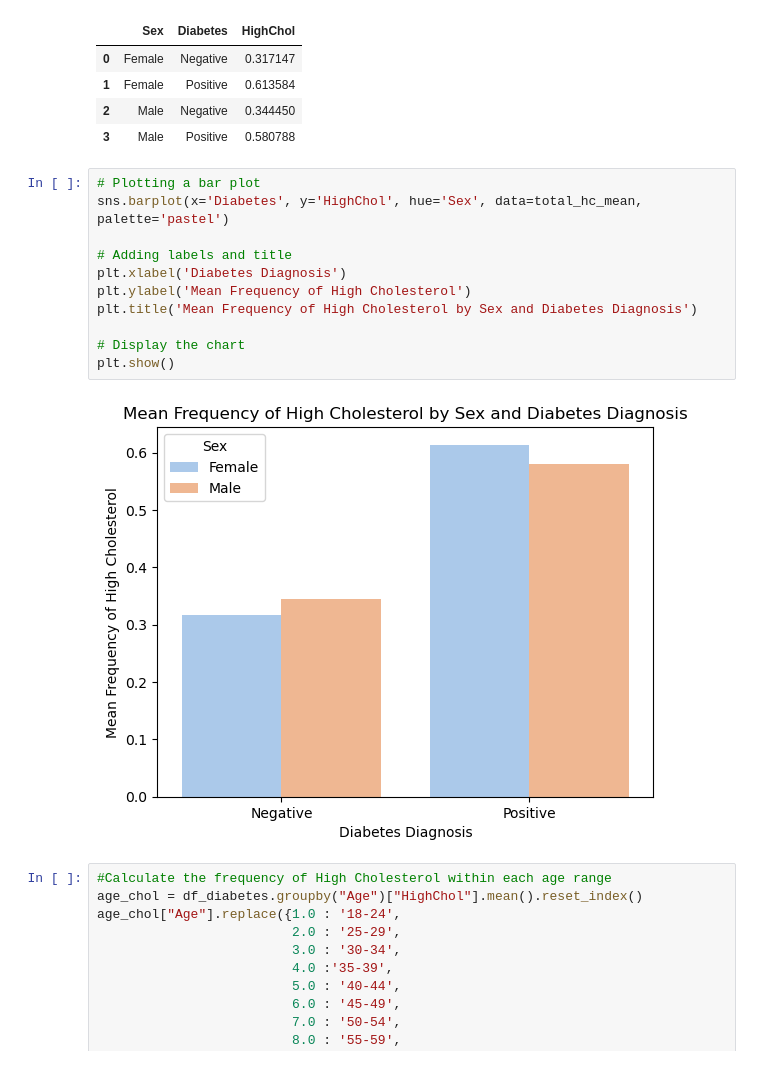
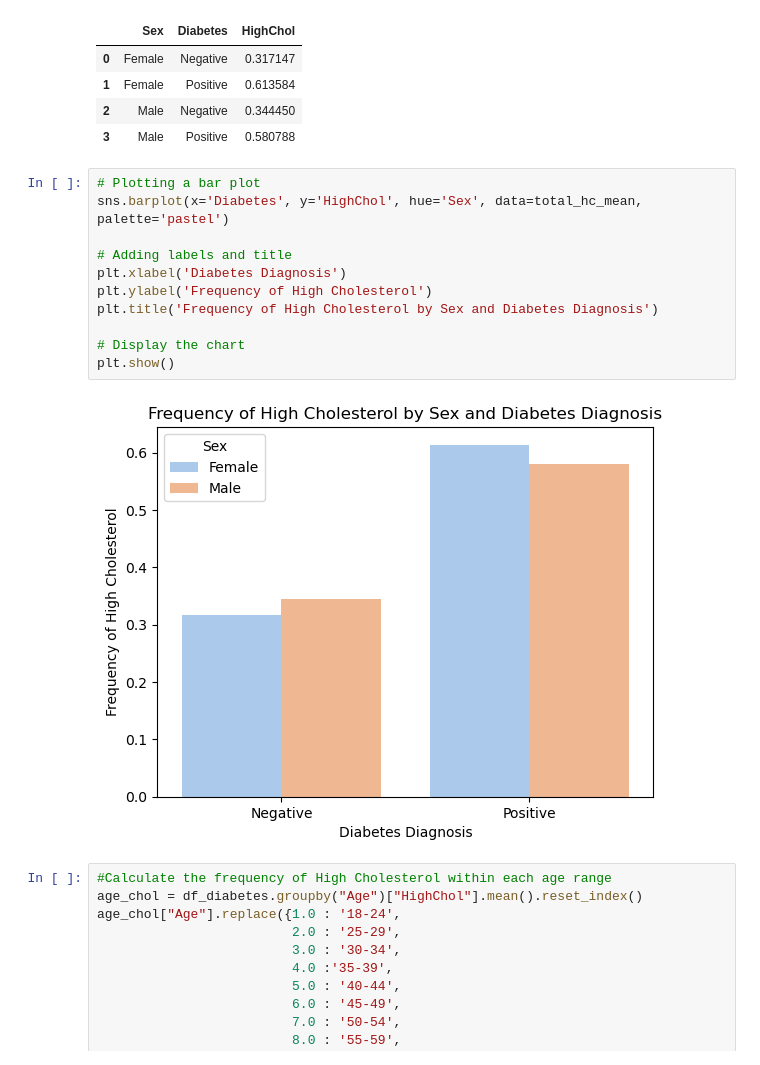
Before and after one commit to FiestaDeUna/Project-3, a Jupyter notebook: Cholesterol_BloodPressure_Analysis.ipynb, the cells around one changed output. Cells and saved outputs as stored; diff of their text form.

```diff
--- a/Cholesterol_BloodPressure_Analysis.ipynb
+++ b/Cholesterol_BloodPressure_Analysis.ipynb
@@ -221,16 +221,16 @@ total_hc_mean
 # %%
 # Plotting a bar plot
 sns.barplot(x='Diabetes', y='HighChol', hue='Sex', data=total_hc_mean, palette='pastel')
 
 # Adding labels and title
 plt.xlabel('Diabetes Diagnosis')
-plt.ylabel('Mean Frequency of High Cholesterol')
-plt.title('Mean Frequency of High Cholesterol by Sex and Diabetes Diagnosis')
+plt.ylabel('Frequency of High Cholesterol')
+plt.title('Frequency of High Cholesterol by Sex and Diabetes Diagnosis')
 
 # Display the chart
 plt.show()
 # %% [output]
-[figure, old version]
+[figure, new version]
 # %%
 #Calculate the frequency of High Cholesterol within each age range
 age_chol = df_diabetes.groupby("Age")["HighChol"].mean().reset_index()
```
Also changed, not shown: parts of 14 cells of this notebook.
